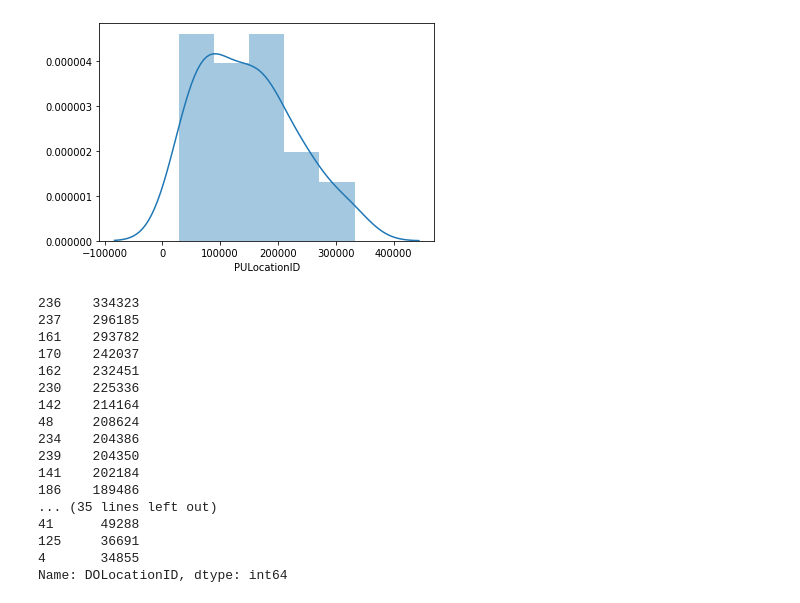
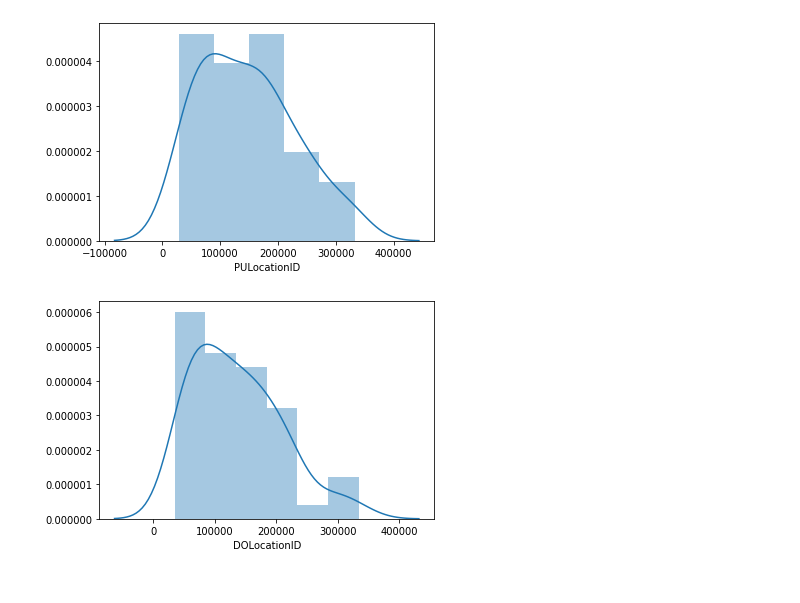
Before and after one commit to patricrp/NYC-taxi, a Jupyter notebook: NYC-taxi-DataWrangling.ipynb, the cells around one changed output. Cells and saved outputs as stored; diff of their text form; code cells hidden in the pictures.

```diff
--- a/NYC-taxi-DataWrangling.ipynb
+++ b/NYC-taxi-DataWrangling.ipynb
@@ -179,25 +179,8 @@ plt.show()
 [figure]
 # %%
 #Explore zones where taxis dropoff
-df['DOLocationID'].value_counts().nlargest(50)
 plt.figure()
 sns.distplot(df['DOLocationID'].value_counts().nlargest(50))
 plt.show()
 # %% [output]
-236    334323
-237    296185
-161    293782
-170    242037
-162    232451
-230    225336
-142    214164
-48     208624
-234    204386
-239    204350
-141    202184
-186    189486
-... (35 lines left out)
-41      49288
-125     36691
-4       34855
-Name: DOLocationID, dtype: int64
+[figure, added]
```
Also changed, not shown: 1 other file.
